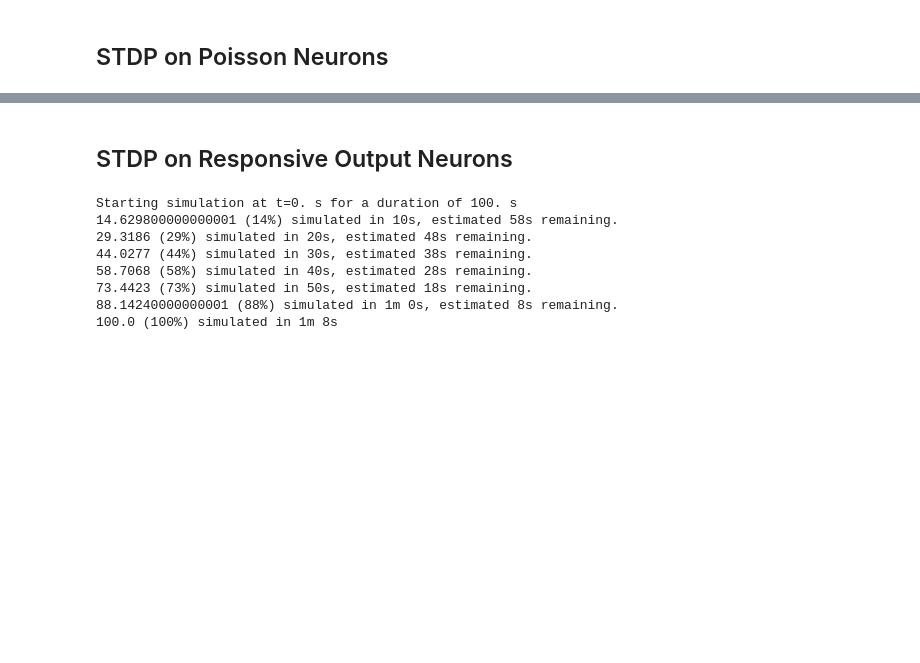
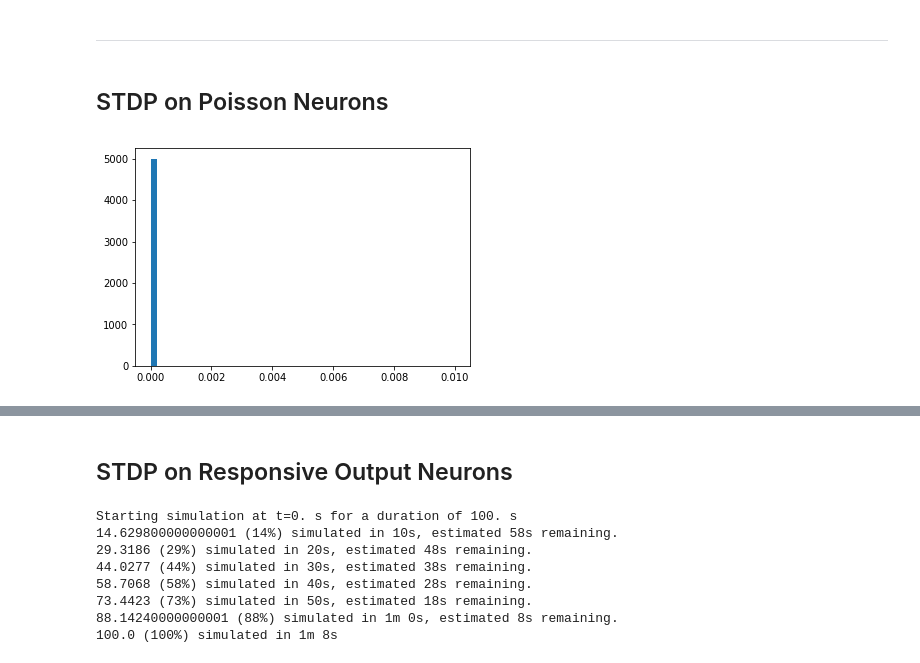
Before and after one commit to DeanTM/masters-scripts, a Jupyter notebook: STDP experiments/STDP Experiments.ipynb, the cells around one changed output, grey strips where cells are left out. Saved outputs shown, nothing was run; the diff lists cells and outputs as text; code cells hidden in the pictures; blank space fills up the shorter version.

```diff
--- a/STDP experiments/STDP Experiments.ipynb
+++ b/STDP experiments/STDP Experiments.ipynb
@@ -9,3 +362,5 @@ from tqdm import tqdm
+# %% [markdown]
+____
 # %% [markdown]
 ## STDP on Poisson Neurons
 # %%
@@ -19,7 +374,6 @@ b2.start_scope()
 
 N_input = 1000
 N_output = 100
-recurrent = False
 input_rate = 25 * b2.Hz  # should be compared with STDP kernel width
 output_rate = 15 * b2.Hz
 
@@ -130,31 +484,33 @@ synapse_input.connect()
 synapse_input.w = 'rand() * gmax'
 statemon_input = b2.StateMonitor(synapse_input, 'w', record=[0, 1])
 
 if USE_RECURRENCE:
     synapse_recurrent = b2.Synapses(
         source=output_group,
         target=output_group,
         model=synapse_model,
         on_pre=on_pre,
         on_post=on_post,
          )
     synapse_recurrent.connect()
     synapse_recurrent.w = 'rand() * gmax'
     statemon_recurrent = b2.StateMonitor(synapse_recurrent, 'w', record=[0, 1])
 
     weights_before = np.zeros((N_output,N_output))
     weights_before[synapse_recurrent.i[:], synapse_recurrent.j[:]] = synapse_recurrent.w[:]
 
 bins = 50
 weights_array = np.zeros((bins, N_RUNS))
 
 # net = b2.Network(b2.collect())
 
 b2.store('initialized')
 for run_idx in tqdm(range(N_RUNS)):
     b2.restore('initialized')
     synapse_input.mu = mu_vals[run_idx]
     b2.run(100*b2.second)  #, report='text')
     w_hist, _, _ = b2.hist(synapse_input.w, range=(0,gmax), bins=bins, density=True)
     weights_array[:, run_idx] = w_hist
+# %% [output]
+[figure, added]
 # %%
```
Also changed, not shown: parts of 11 cells of this notebook, 1 other file.
